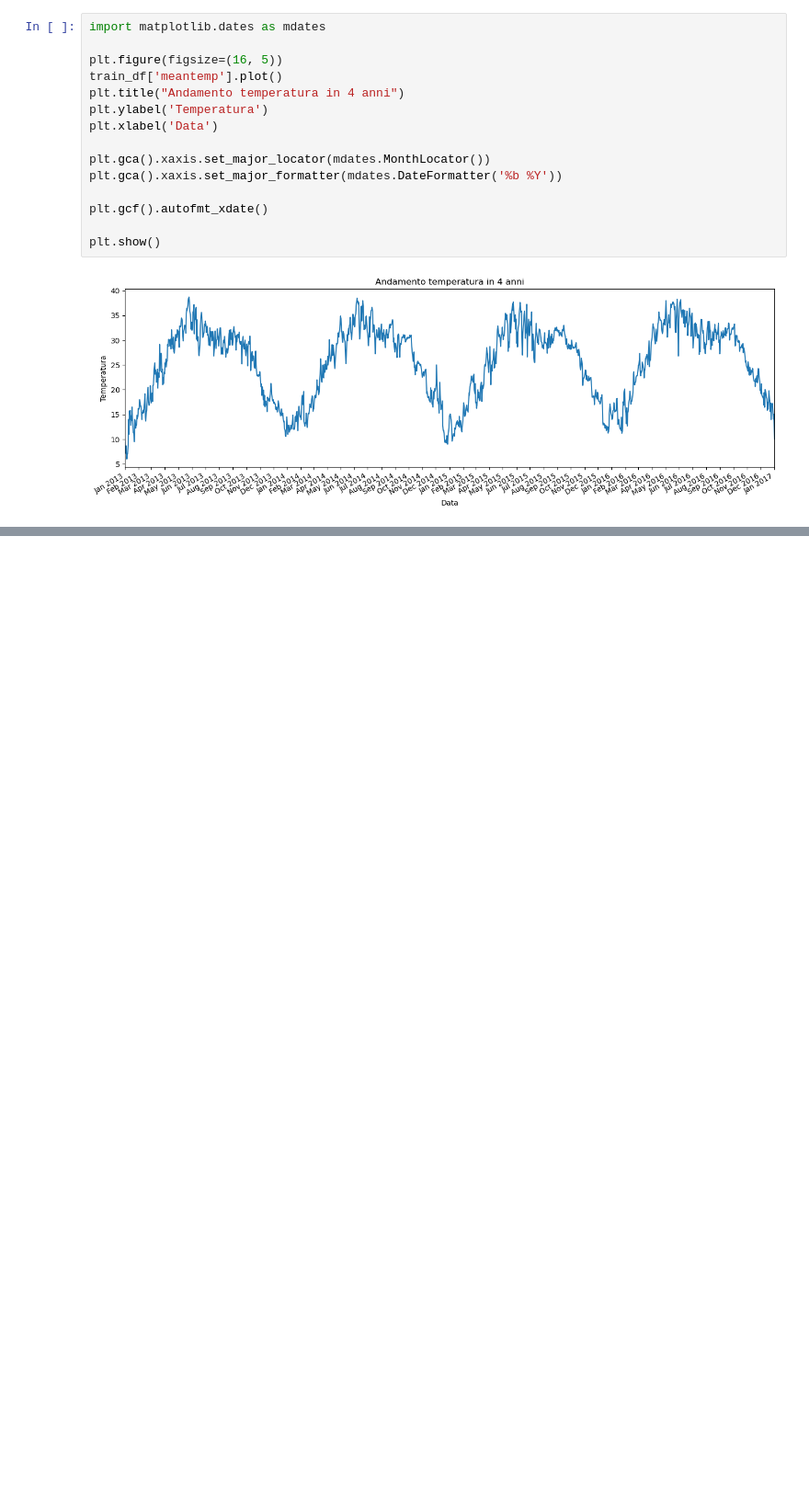
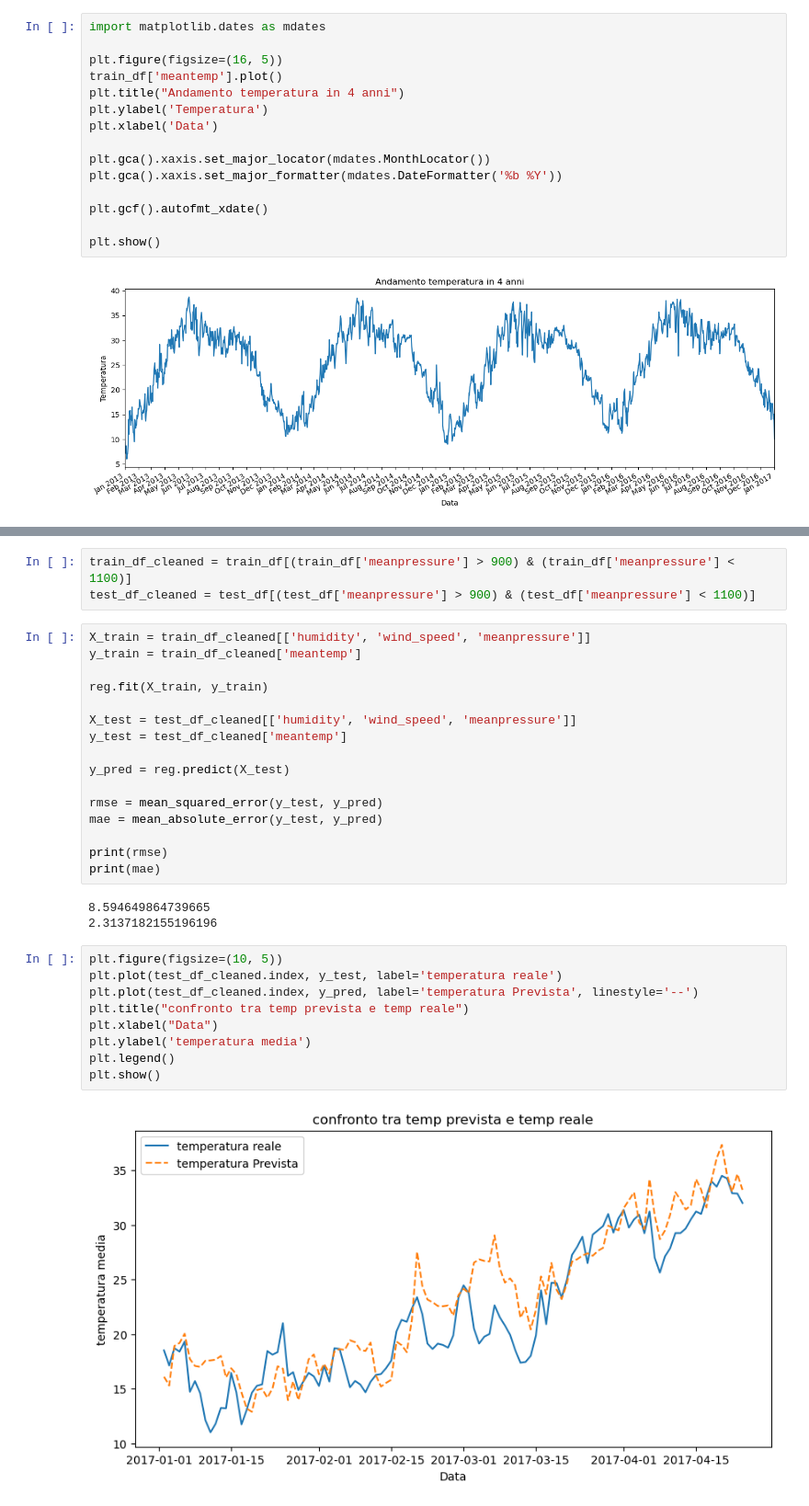
Before and after one commit to LucaRanieri96/PandasExercise, a Jupyter notebook: 7.0ForeRegre/script.ipynb, the cells around one changed output, grey strips where cells are left out. Shown at 92% size. Saved outputs shown, nothing was run; the diff lists cells and outputs as text; blank space fills up the shorter version.

```diff
--- a/7.0ForeRegre/script.ipynb
+++ b/7.0ForeRegre/script.ipynb
@@ -122,0 +176,33 @@ y_train = train_df['meantemp']
+# %%
+train_df_cleaned = train_df[(train_df['meanpressure'] > 900) & (train_df['meanpressure'] < 1100)]
+test_df_cleaned = test_df[(test_df['meanpressure'] > 900) & (test_df['meanpressure'] < 1100)]
+# %%
+X_train = train_df_cleaned[['humidity', 'wind_speed', 'meanpressure']]
+y_train = train_df_cleaned['meantemp']
+
+reg.fit(X_train, y_train)
+
+X_test = test_df_cleaned[['humidity', 'wind_speed', 'meanpressure']]
+y_test = test_df_cleaned['meantemp']
+
+y_pred = reg.predict(X_test)
+
+rmse = mean_squared_error(y_test, y_pred)
+mae = mean_absolute_error(y_test, y_pred)
+
+print(rmse)
+print(mae)
+# %% [output]
+8.594649864739665
+2.3137182155196196
+# %%
+plt.figure(figsize=(10, 5))
+plt.plot(test_df_cleaned.index, y_test, label='temperatura reale')
+plt.plot(test_df_cleaned.index, y_pred, label='temperatura Prevista', linestyle='--')
+plt.title("confronto tra temp prevista e temp reale")
+plt.xlabel("Data")
+plt.ylabel('temperatura media')
+plt.legend()
+plt.show()
+# %% [output]
+[figure, added]
```
Also changed, not shown: parts of 6 cells of this notebook.
